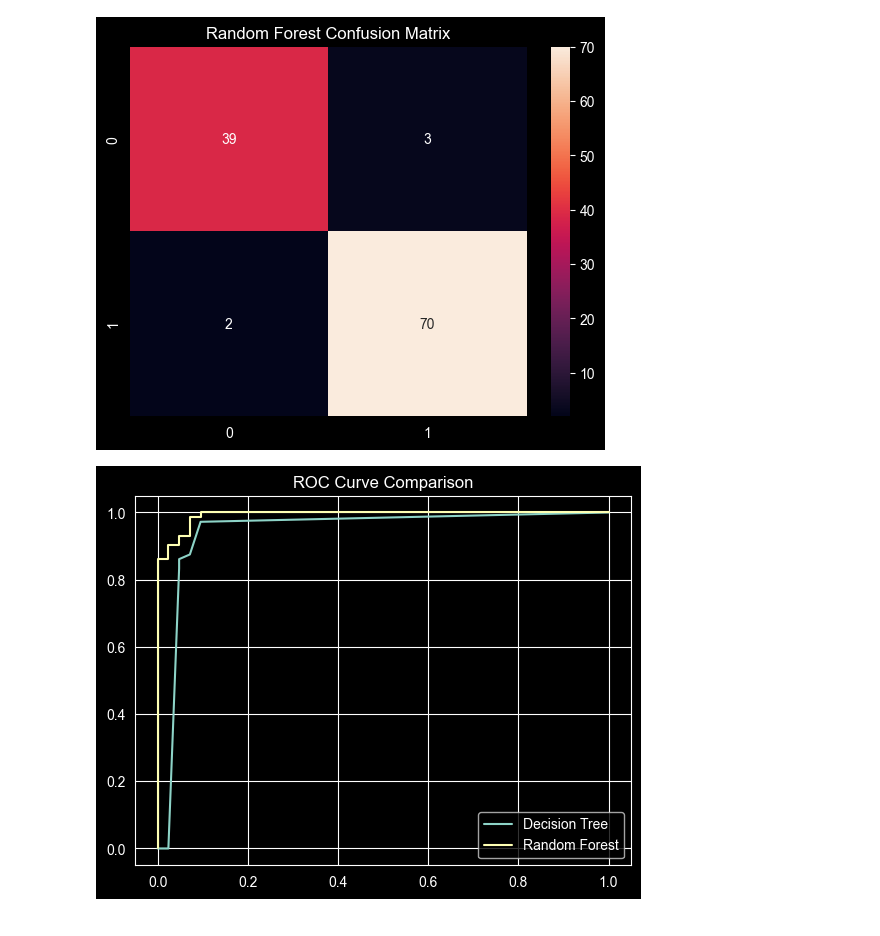
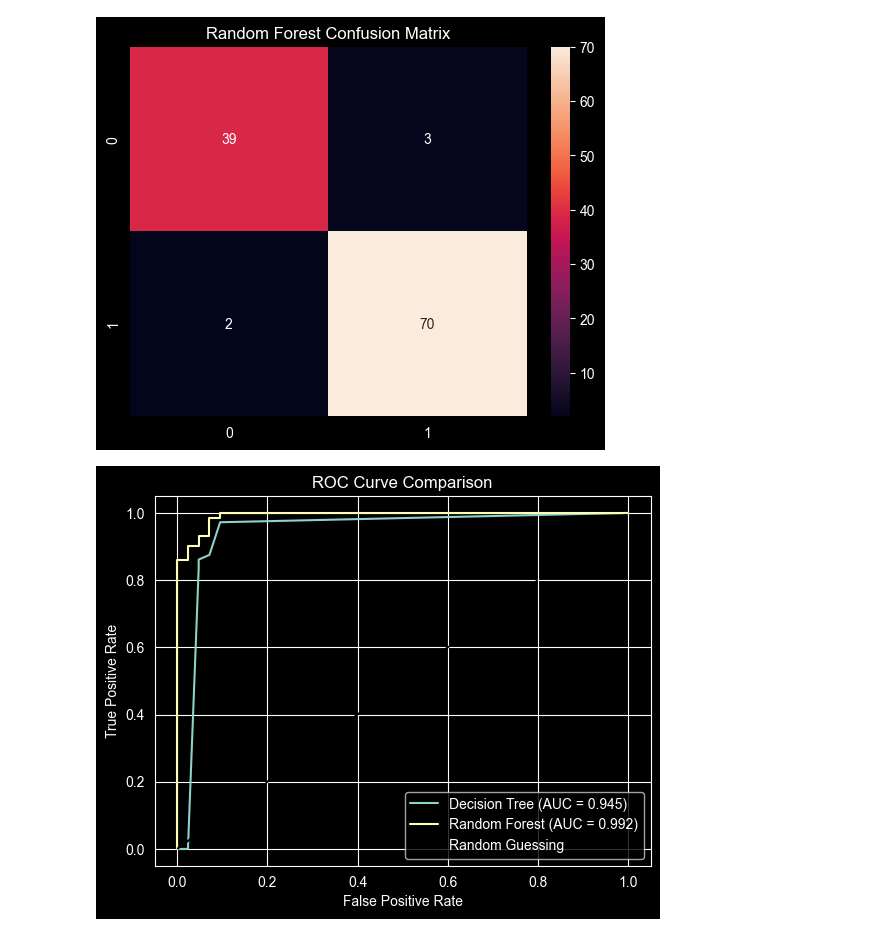
Before and after one commit to AvGeeky/ML_Lab_Sai, a Jupyter notebook: Ex6/Ex6.ipynb, the cells around one changed output. Drawn from its saved outputs; the diff is of its cells as text; code cells hidden in the pictures.

```diff
--- a/Ex6/Ex6.ipynb
+++ b/Ex6/Ex6.ipynb
@@ -167,3 +222,36 @@ rf_results_df
 | 1 | 100 | 5.0 | sqrt | 0.960440 | 0.968530 |
 | 2 | 100 | NaN | log2 | 0.964835 | 0.971801 |
 | 3 | 200 | NaN | sqrt | 0.962637 | 0.970027 |
+# %%
+
+rf_params = list(itertools.product(
+    [50, 100],          # n_estimators
+    [5, None],          # max_depth
+    ["sqrt", "log2"],   # max_features
+    [True, False]       # bootstrap
+))
+
+rf_results = []
+rf_fold_scores = {}
+
+for n_estimators, depth, max_feat, bootstrap in rf_params:
+    model = RandomForestClassifier(
+        n_estimators=n_estimators,
+        max_depth=depth,
+        max_features=max_feat,
+        bootstrap=bootstrap,
+        random_state=42
+    )
+
+    acc_scores = cross_val_score(model, X_train, y_train, cv=skf, scoring='accuracy')
+    f1_scores = cross_val_score(model, X_train, y_train, cv=skf, scoring='f1')
+
+    rf_results.append([n_estimators, depth, max_feat, bootstrap, acc_scores.mean(), f1_scores.mean()])
+
+    param_name = f"n={n_estimators}, d={depth}, feat={max_feat}, boot={bootstrap}"
+    rf_fold_scores[param_name] = acc_scores
+
+rf_results_df = pd.DataFrame(
+    rf_results,
+    columns=["n_estimators", "Max Depth", "Max Features", "Bootstrap", "Avg CV Accuracy", "Avg CV F1"]
+)
@@ -251,17 +370,25 @@ plt.show()
 [figure]
 [figure]
 # %%
+
 y_prob_dt = final_dt.predict_proba(X_test)[:,1]
 y_prob_rf = final_rf.predict_proba(X_test)[:,1]
 
 fpr_dt, tpr_dt, _ = roc_curve(y_test, y_prob_dt)
 fpr_rf, tpr_rf, _ = roc_curve(y_test, y_prob_rf)
 
+roc_auc_dt = auc(fpr_dt, tpr_dt)
+roc_auc_rf = auc(fpr_rf, tpr_rf)
+
 plt.figure()
-plt.plot(fpr_dt, tpr_dt, label="Decision Tree")
-plt.plot(fpr_rf, tpr_rf, label="Random Forest")
+
+plt.plot(fpr_dt, tpr_dt, label=f"Decision Tree (AUC = {roc_auc_dt:.3f})")
+plt.plot(fpr_rf, tpr_rf, label=f"Random Forest (AUC = {roc_auc_rf:.3f})")
+plt.plot([0, 1], [0, 1], 'k--', label="Random Guessing")
 plt.legend()
 plt.title("ROC Curve Comparison")
+plt.xlabel("False Positive Rate")
+plt.ylabel("True Positive Rate")
 plt.show()
 # %% [output]
-[figure, old version]
+[figure, new version]
```
Also changed, not shown: parts of 4 cells of this notebook.
